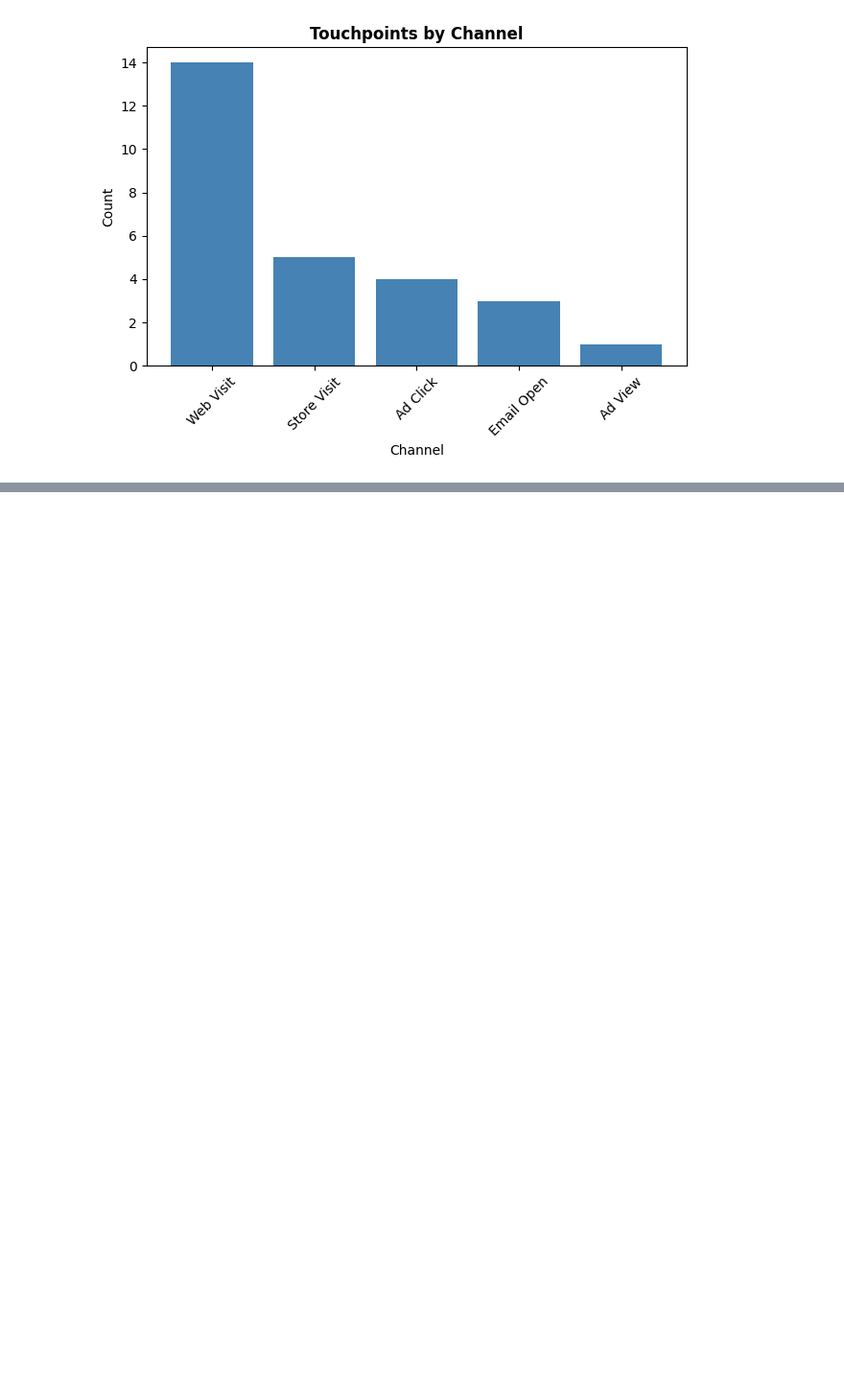
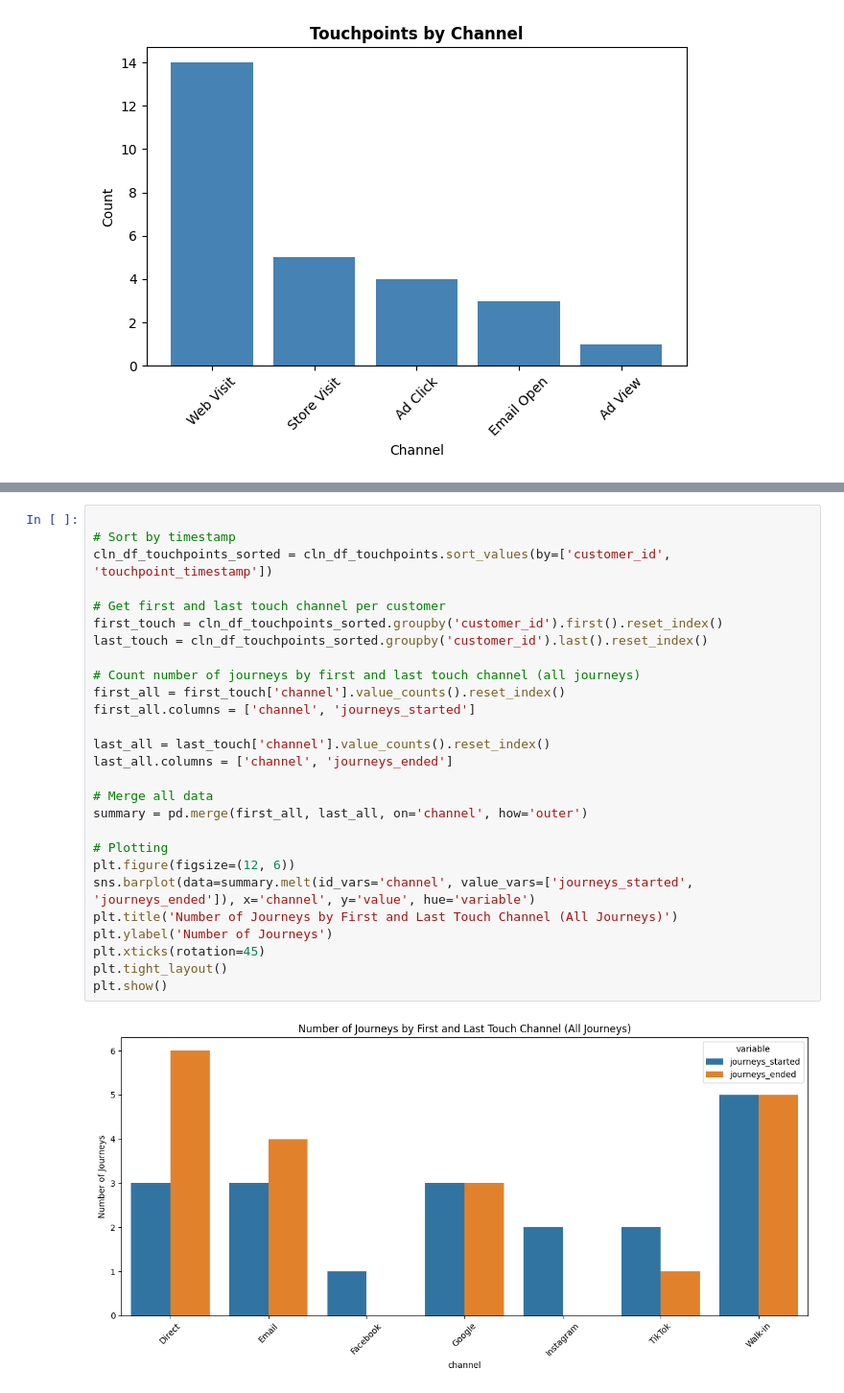
Before and after one commit to jasminemtran/EIC_Project, a Jupyter notebook: Labs/Resources/python-notebooks/EIC Project.ipynb, the cells around one changed output, grey strips where cells are left out. Shown at 96% size. Drawn from its saved outputs; the diff is of its cells as text; blank space fills up the shorter version.

```diff
--- a/Labs/Resources/python-notebooks/EIC Project.ipynb
+++ b/Labs/Resources/python-notebooks/EIC Project.ipynb
@@ -705,0 +742,29 @@ print("hello")
+# %%
+
+# Sort by timestamp
+cln_df_touchpoints_sorted = cln_df_touchpoints.sort_values(by=['customer_id', 'touchpoint_timestamp'])
+
+# Get first and last touch channel per customer
+first_touch = cln_df_touchpoints_sorted.groupby('customer_id').first().reset_index()
+last_touch = cln_df_touchpoints_sorted.groupby('customer_id').last().reset_index()
+
+# Count number of journeys by first and last touch channel (all journeys)
+first_all = first_touch['channel'].value_counts().reset_index()
+first_all.columns = ['channel', 'journeys_started']
+
+last_all = last_touch['channel'].value_counts().reset_index()
+last_all.columns = ['channel', 'journeys_ended']
+
+# Merge all data
+summary = pd.merge(first_all, last_all, on='channel', how='outer')
+
+# Plotting
+plt.figure(figsize=(12, 6))
+sns.barplot(data=summary.melt(id_vars='channel', value_vars=['journeys_started', 'journeys_ended']), x='channel', y='value', hue='variable')
+plt.title('Number of Journeys by First and Last Touch Channel (All Journeys)')
+plt.ylabel('Number of Journeys')
+plt.xticks(rotation=45)
+plt.tight_layout()
+plt.show()
+# %% [output]
+[figure, added]
```
Also changed, not shown: parts of 17 cells of this notebook, 2 other files.
